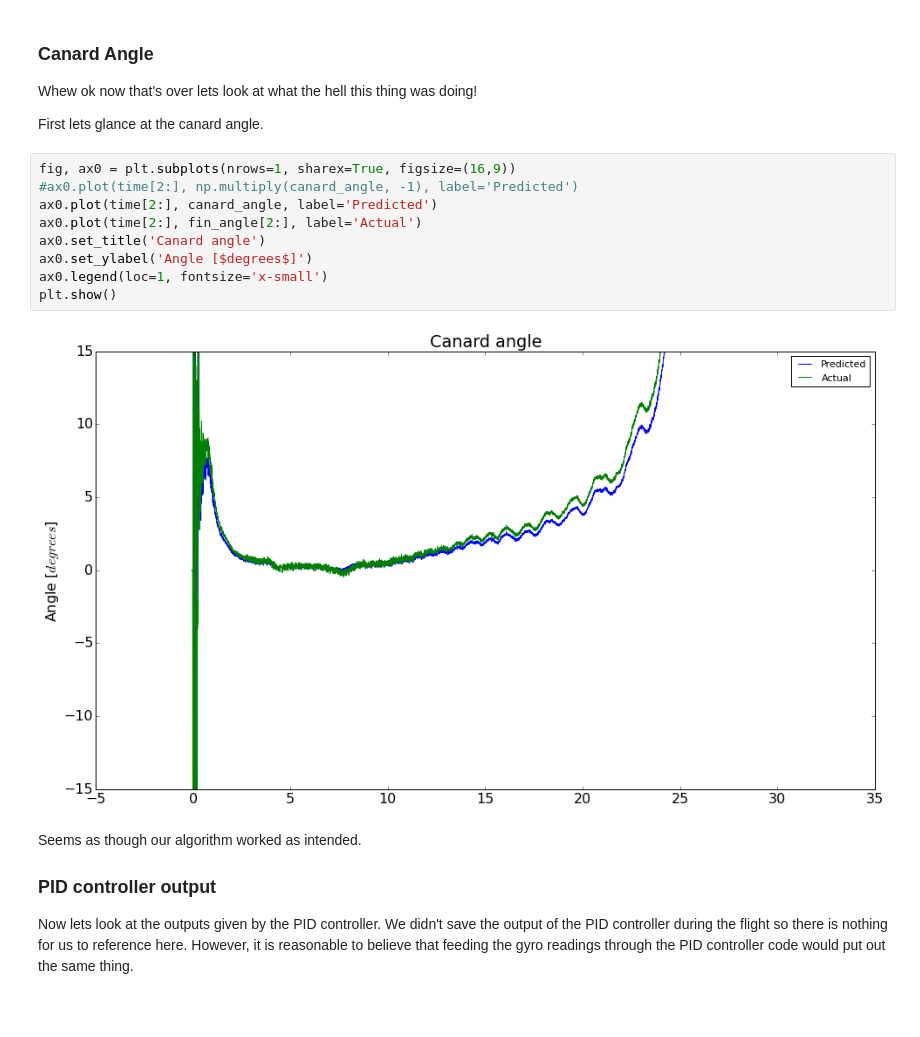
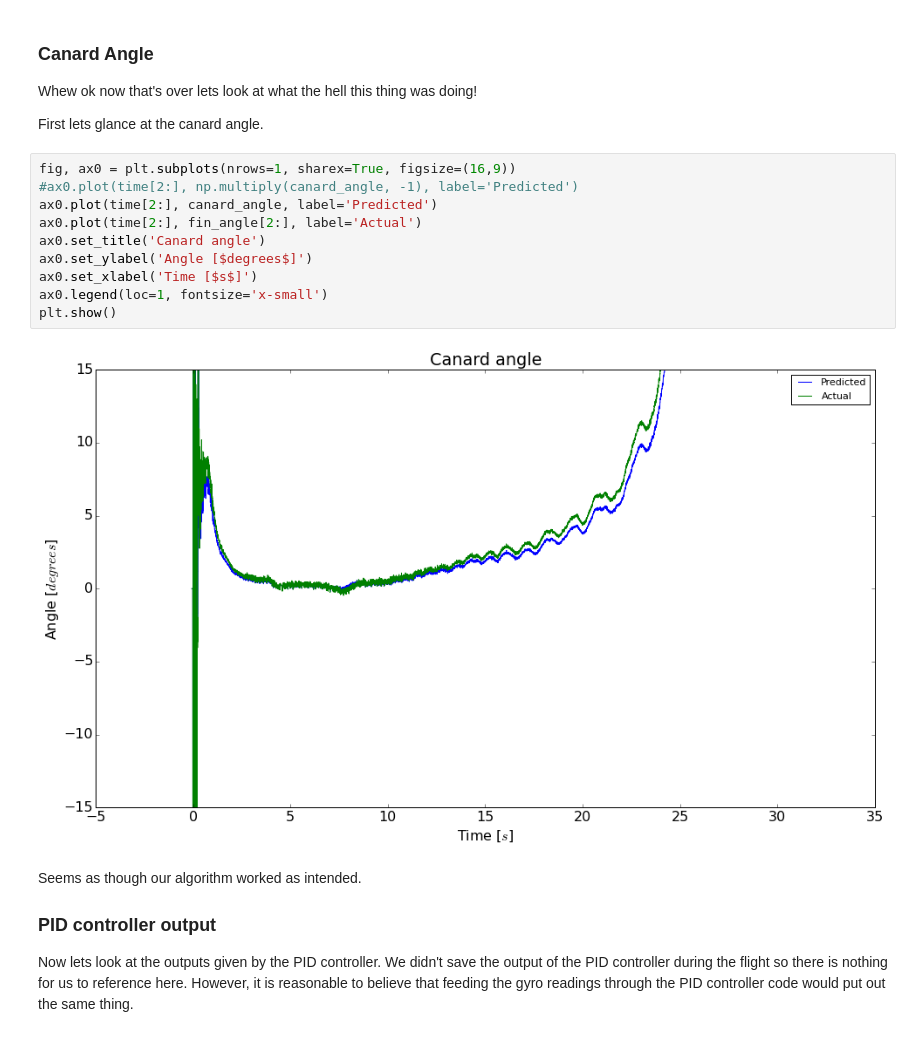
Before and after one commit to psas/Launch-12, a Jupyter notebook: data/rollanalysis_part2.ipynb, the cells around one changed output. Saved outputs shown, nothing was run; the diff lists cells and outputs as text; blank space fills up the shorter version.

```diff
--- a/data/rollanalysis_part2.ipynb
+++ b/data/rollanalysis_part2.ipynb
@@ -133,14 +133,15 @@ First lets glance at the canard angle.
 # %%
 fig, ax0 = plt.subplots(nrows=1, sharex=True, figsize=(16,9))
 #ax0.plot(time[2:], np.multiply(canard_angle, -1), label='Predicted')
 ax0.plot(time[2:], canard_angle, label='Predicted')
 ax0.plot(time[2:], fin_angle[2:], label='Actual')
 ax0.set_title('Canard angle')
 ax0.set_ylabel('Angle [$degrees$]')
+ax0.set_xlabel('Time [$s$]')
 ax0.legend(loc=1, fontsize='x-small')
 plt.show()
 # %% [output]
-[figure, old version]
+[figure, new version]
 # %% [markdown]
 Seems as though our algorithm worked as intended.
 ### PID controller output
```
Also changed, not shown: parts of 3 cells of this notebook.
